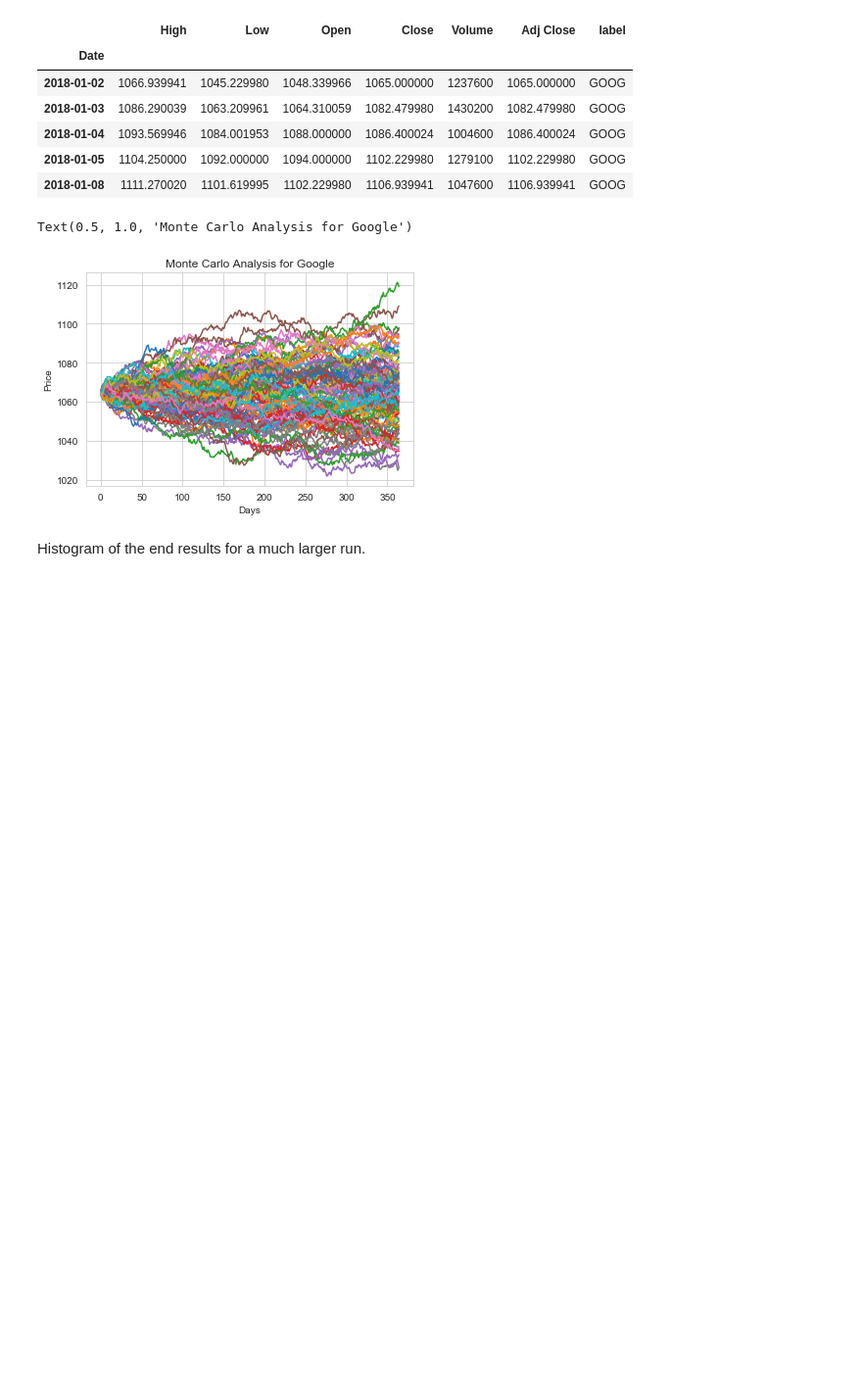
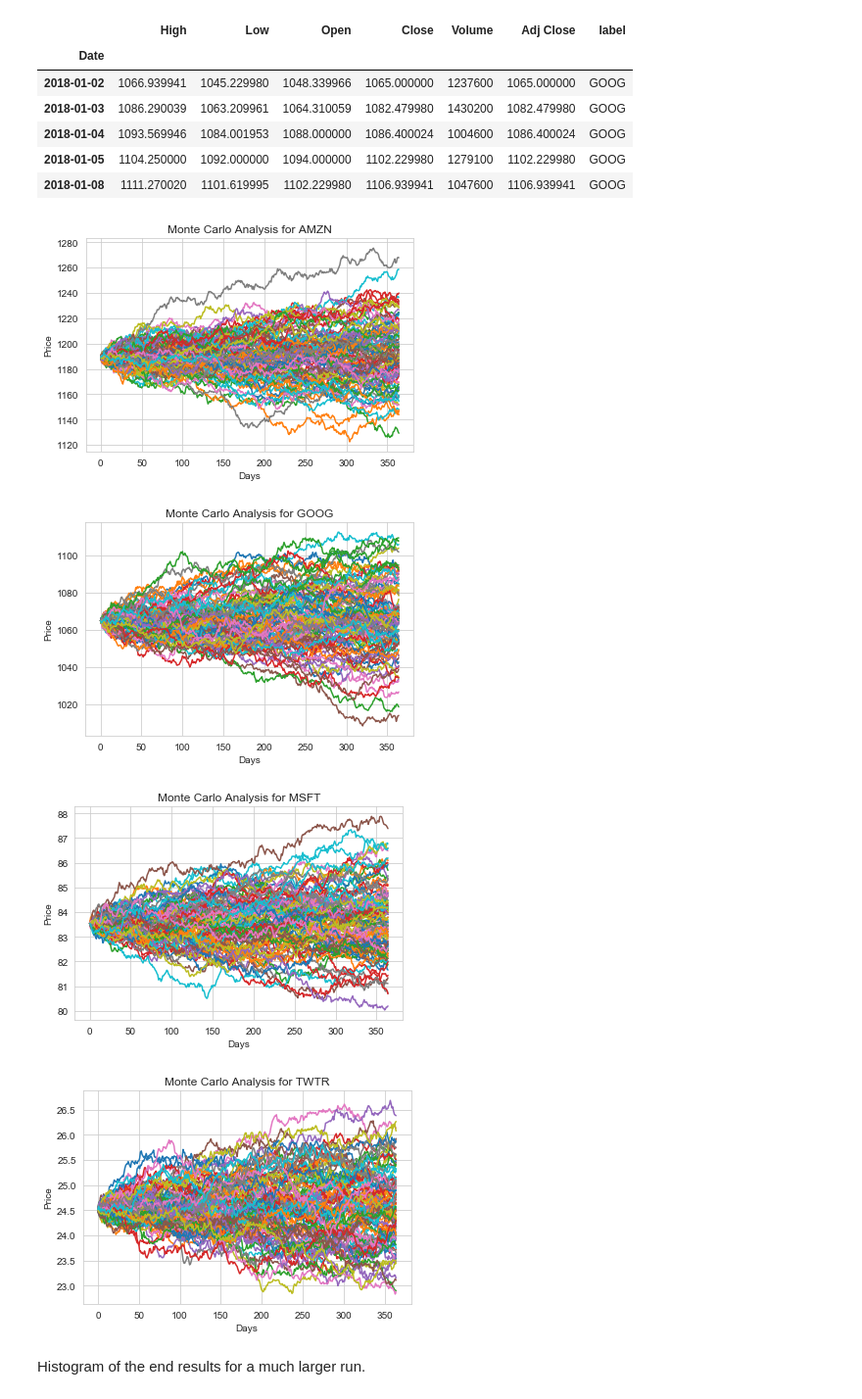
Before and after one commit to shethsukhada/Technology-Stocks-Analysis-using-Python, a Jupyter notebook: stock_market_analysis.ipynb, the cells around one changed output. Shown at 98% size. Drawn from its saved outputs; the diff is of its cells as text; code cells hidden in the pictures; blank space fills up the shorter version.

```diff
--- a/stock_market_analysis.ipynb
+++ b/stock_market_analysis.ipynb
@@ -425,14 +428,20 @@ GOOG.head()
 | 2018-01-04 | 1093.569946 | 1084.001953 | 1088.000000 | 1086.400024 | 1004600 | 1086.400024 | GOOG |
 | 2018-01-05 | 1104.250000 | 1092.000000 | 1094.000000 | 1102.229980 | 1279100 | 1102.229980 | GOOG |
 | 2018-01-08 | 1111.270020 | 1101.619995 | 1102.229980 | 1106.939941 | 1047600 | 1106.939941 | GOOG |
-# %%
-start_price = GOOG['Adj Close'][0]
 # %%
-for run in range(100):
-    plt.plot(stock_monte_carlo(start_price,days,mu,sigma))
-plt.xlabel("Days")
-plt.ylabel("Price")
-plt.title('Monte Carlo Analysis for Google')
+for col in rets.columns:
+    mu = rets.mean()[col]
+    sigma =  rets.std()[col]
+    start_price = closing_df[col][0]
+    plt.figure()
+    for run in range(100):
+        plt.plot(stock_monte_carlo(start_price,days,mu,sigma))
+    plt.xlabel("Days")
+    plt.ylabel("Price")
+    title  =  'Monte Carlo Analysis for ' + col
+    plt.title(title)
 # %% [output]
-Text(0.5, 1.0, 'Monte Carlo Analysis for Google')
-[figure, old version]
+[figure, new version]
+[figure, added]
+[figure, added]
+[figure, added]
```
Also changed, not shown: parts of 11 cells of this notebook.
